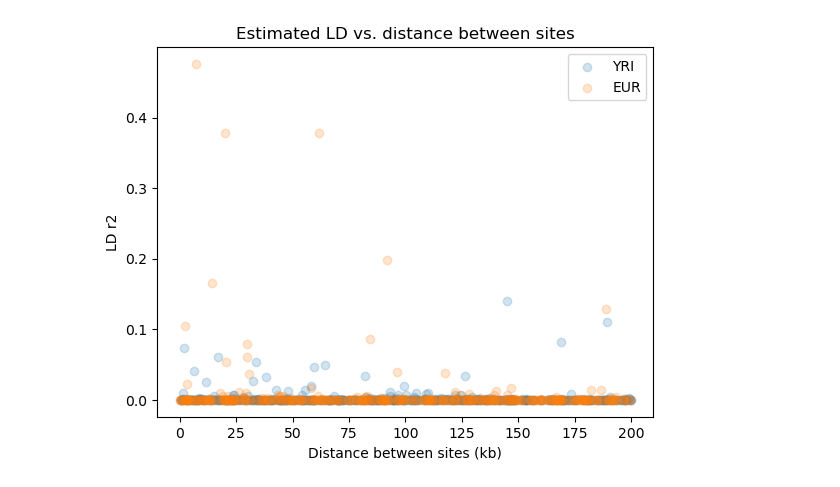
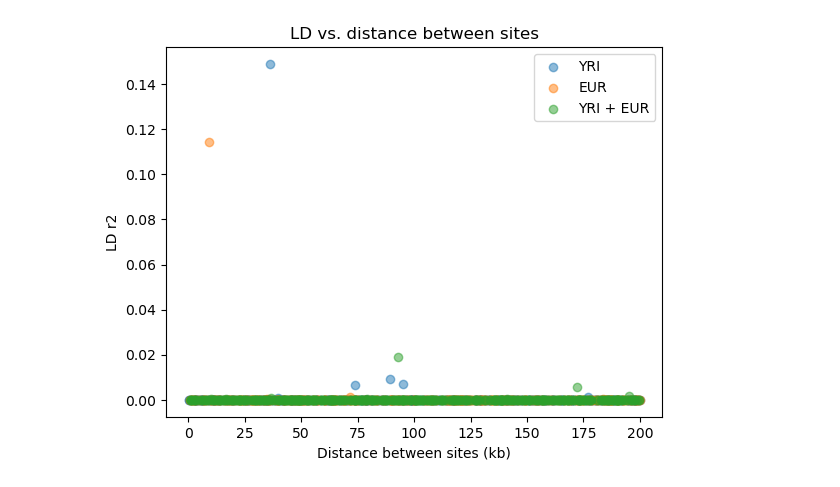
Before and after one commit to savitakartik/tskit-ld, a Jupyter notebook: compute_times_simulated_ts.ipynb, the cells around one changed output. Saved outputs shown, nothing was run; the diff lists cells and outputs as text; code cells hidden in the pictures.

Commit message:
cleaned up code and used larger sample sizes in simulation

```diff
--- a/compute_times_simulated_ts.ipynb
+++ b/compute_times_simulated_ts.ipynb
@@ -83,0 +54,25 @@ YRI_distances = np.array(YRI_distances) / 1_000
+# %%
+def calc_ld_by_pop(ts, chr, num_sites, max_dist):
+    ld_calc = ld_calculator.LdInfo(ts, chr)
+    sites_a = np.sort(
+        np.random.choice(ld_calc.get_single_mutation_sites(), size=num_sites)
+    )
+    sites_b = ld_calc.return_random_sites_in_range(sites_a, max_dist=max_dist)
+    r2, compute_times = ld_calc.compute_ld_with_time(sites_a, sites_b)
+    distances = ld_calc.compute_distance_between_sites(sites_a, sites_b)
+    distances = np.array(distances) / 1_000
+    return r2, distances, compute_times
+# %%
+# sample 500 sites from the full and population-specific trees
+num_sites = 500
+max_dist = 200_000
+chr = 22
+EUR_r2, EUR_distances, EUR_compute_times = calc_ld_by_pop(
+    ts_EUR, chr, num_sites, max_dist
+)
+YRI_r2, YRI_distances, YRI_compute_times = calc_ld_by_pop(
+    ts_YRI, chr, num_sites, max_dist
+)
+EUR_YRI_r2, EUR_YRI_distances, EUR_YRI_compute_times = calc_ld_by_pop(
+    ts_sub, chr, num_sites, max_dist
+)
@@ -84,20 +137,12 @@ YRI_distances = np.array(YRI_distances) / 1_000
 # %%
-# use the above methods to compute r2 and compute times for the EUR population
-# for 100 randomly chosen sites that are within 200kb of each other
-EUR_sites_a = np.sort(
-    np.random.choice(get_single_mutation_sites(ts_EUR), size=num_sites)
-)
-EUR_sites_b = return_random_sites_in_range(EUR_sites_a, ts_EUR, max_dist=max_dist)
-EUR_r2, EUR_compute_times = compute_ld_with_time(EUR_sites_a, EUR_sites_b, ts_EUR)
-EUR_distances = compute_distance_between_sites(EUR_sites_a, EUR_sites_b, ts_EUR)
-EUR_distances = np.array(EUR_distances) / 1_000
-# plot the results
-plt.scatter(YRI_distances, YRI_r2, alpha=0.2, label="YRI")
-plt.scatter(EUR_distances, EUR_r2, alpha=0.2, label="EUR")
+# r2 v distance
+plt.scatter(YRI_distances, YRI_r2, alpha=0.5, label="YRI")
+plt.scatter(EUR_distances, EUR_r2, alpha=0.5, label="EUR")
+plt.scatter(EUR_YRI_distances, EUR_YRI_r2, alpha=0.5, label="YRI + EUR")
 plt.xlabel("Distance between sites (kb)")
 plt.ylabel("LD r2")
-plt.title("Estimated LD vs. distance between sites")
+plt.title("LD vs. distance between sites")
 plt.legend()
 plt.show()
 # %% [output]
-[figure, old version]
+[figure, new version]
```
Also changed, not shown: parts of 18 cells of this notebook.
